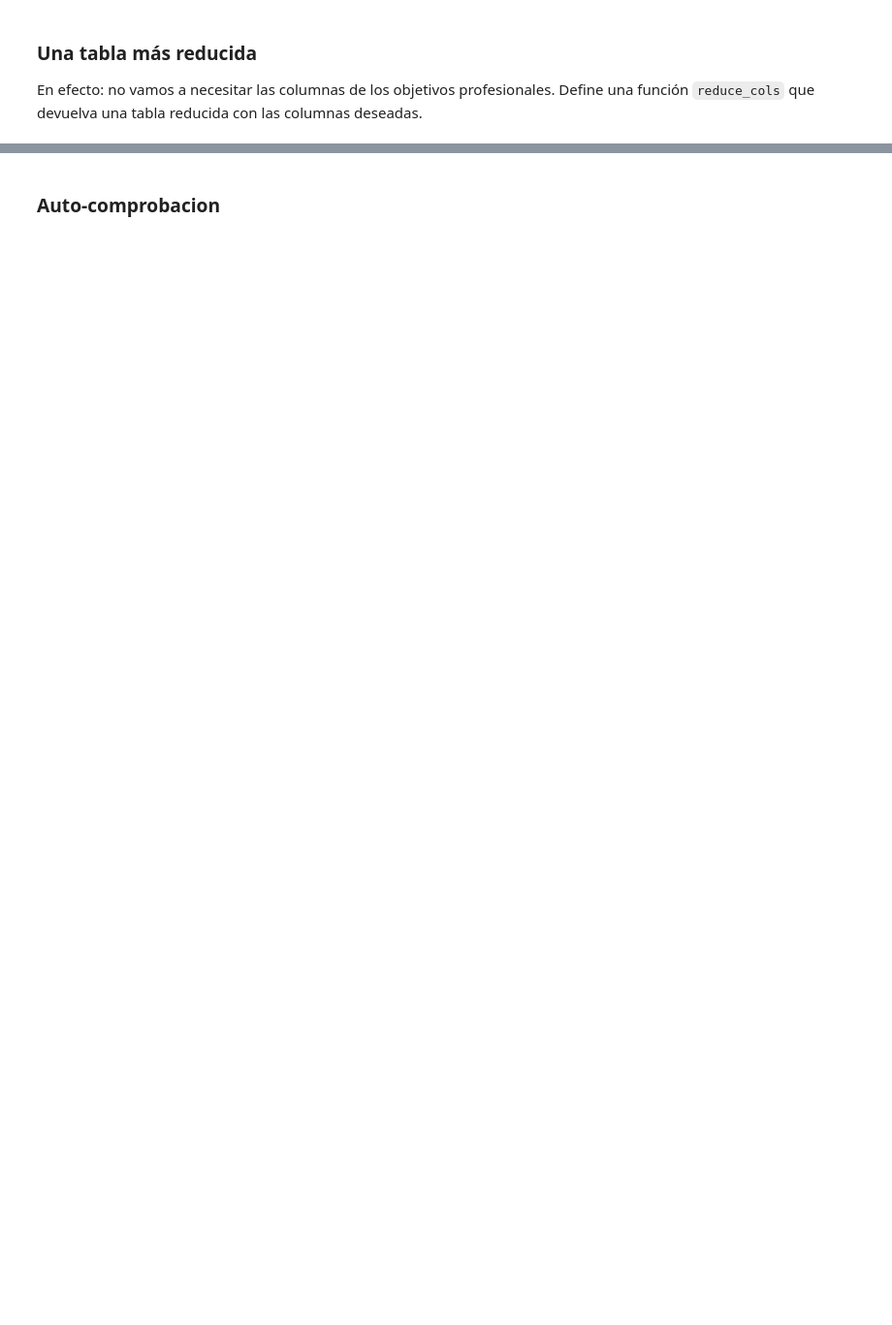
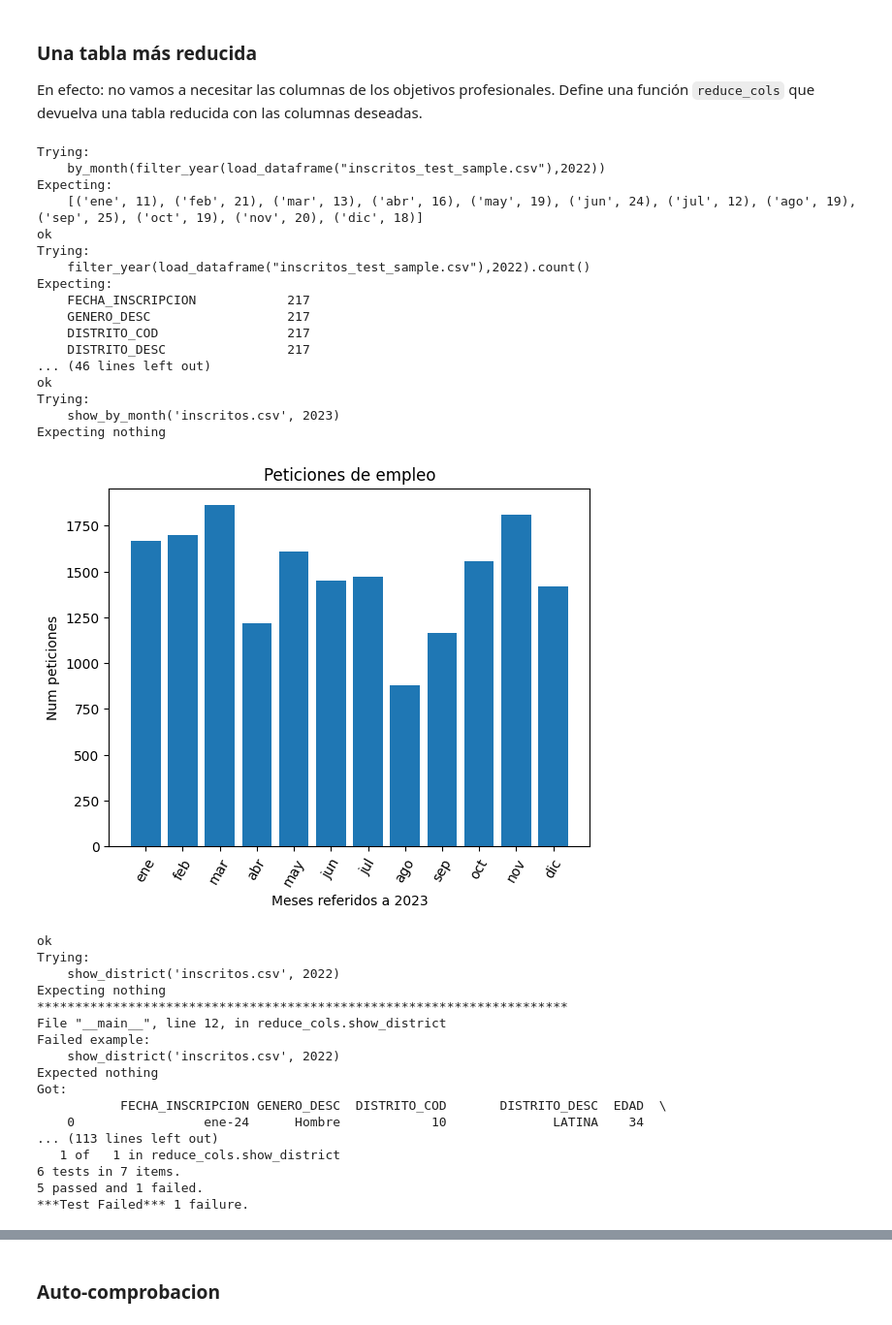
Before and after one commit to gerardofv02/Master, a Jupyter notebook: PYTHON/Ejercicios actividad/Tarea programación python/ZZ_tarea_final/02_pandas.ipynb, the cells around one changed output, grey strips where cells are left out. Shown at 97% size. Saved outputs shown, nothing was run; the diff lists cells and outputs as text; code cells hidden in the pictures; blank space fills up the shorter version.

```diff
--- a/PYTHON/Ejercicios actividad/Tarea programación python/ZZ_tarea_final/02_pandas.ipynb
+++ b/PYTHON/Ejercicios actividad/Tarea programación python/ZZ_tarea_final/02_pandas.ipynb
@@ -100,6 +267,72 @@ En efecto: no vamos a necesitar las columnas de los objetivos profesionales. Def
 # %%
 
 # YOUR CODE HERE
-raise NotImplementedError()
+"""
+Documentacion utilizada:
+https://stackoverflow.com/questions/13411544/delete-a-column-from-a-pandas-dataframe
+"""
+def reduce_cols(df: DataFrame) -> DataFrame:
+    """
+    Funcion para eliminar las columnas de objetivo profesional
+    Variable de entrada:
+        - df: DataFrame -> El data frame al que se le quiera quitar las columnas
+
+    Variable de salida:
+        - df_no_cols: DataFrame -> El mismo data frame sin estas columnas
+
+    Tests:
+    >>> reduce_cols(load_dataframe("inscritos_test_sample.csv")).dtypes
+    FECHA_INSCRIPCION               str
+    GENERO_DESC                     str
+    DISTRITO_COD                  int64
+    DISTRITO_DESC                   str
+    EDAD                        float64
+    NACIONALIDAD_DESC               str
+    FX_CARGA             datetime64[us]
+    MES_INSCRIPCION                 str
+    ANYO_INSCRIPCION              int64
+    dtype: object
+    """
+    df_no_cols = df.drop(columns=['OBJETIVOPROFESIONAL1_COD', 'OBJETIVOPROFESIONAL1_DESC','OBJETIVOPROFESIONAL2_COD', 'OBJETIVOPROFESIONAL2_DESC','OBJETIVOPROFESIONAL3_COD', 'OBJETIVOPROFESIONAL3_DESC'])
+    return df_no_cols
+
+if __name__ == '__main__':
+    testmod(name='reduce_cols', verbose=True)
+# %% [output]
+Trying:
+    by_month(filter_year(load_dataframe("inscritos_test_sample.csv"),2022))
+Expecting:
+    [('ene', 11), ('feb', 21), ('mar', 13), ('abr', 16), ('may', 19), ('jun', 24), ('jul', 12), ('ago', 19), ('sep', 25), ('oct', 19), ('nov', 20), ('dic', 18)]
+ok
+Trying:
+    filter_year(load_dataframe("inscritos_test_sample.csv"),2022).count()
+Expecting:
+    FECHA_INSCRIPCION            217
+    GENERO_DESC                  217
+    DISTRITO_COD                 217
+    DISTRITO_DESC                217
+... (46 lines left out)
+ok
+Trying:
+    show_by_month('inscritos.csv', 2023)
+Expecting nothing
+[figure, added]
+ok
+Trying:
+    show_district('inscritos.csv', 2022)
+Expecting nothing
+**********************************************************************
+File "__main__", line 12, in reduce_cols.show_district
+Failed example:
+    show_district('inscritos.csv', 2022)
+Expected nothing
+Got:
+           FECHA_INSCRIPCION GENERO_DESC  DISTRITO_COD       DISTRITO_DESC  EDAD  \
+    0                 ene-24      Hombre            10              LATINA    34
+... (113 lines left out)
+   1 of   1 in reduce_cols.show_district
+6 tests in 7 items.
+5 passed and 1 failed.
+***Test Failed*** 1 failure.
 # %%
 # Casilla para pruebas
```
Also changed, not shown: parts of 36 cells of this notebook, 1 other file.
